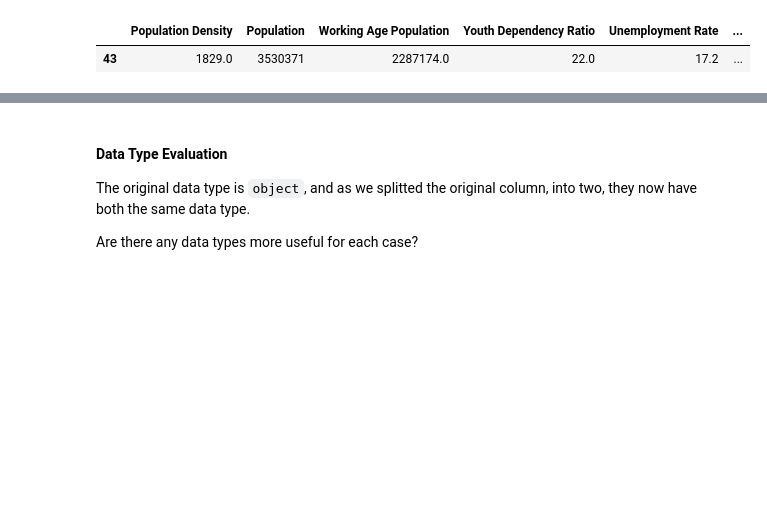
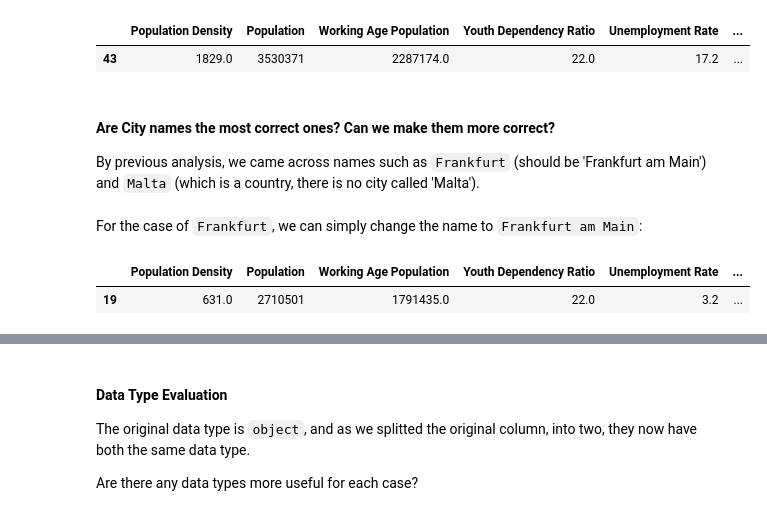
Before and after one commit to gugaffranco/ProgrammingForDataScienceG825, a Jupyter notebook: G08_NB1_Data_Wranglig_&_Analysis.ipynb, the cells around one changed output, grey strips where cells are left out. Drawn from its saved outputs; the diff is of its cells as text; code cells hidden in the pictures; blank space fills up the shorter version.

```diff
--- a/G08_NB1_Data_Wranglig_&_Analysis.ipynb
+++ b/G08_NB1_Data_Wranglig_&_Analysis.ipynb
@@ -297,3 +297,15 @@ city_data.loc[city_data['City'] == 'Athens']
 # %% [output]
 |  | Population Density | Population | Working Age Population | Youth Dependency Ratio | Unemployment Rate | ... |
 | 43 | 1829.0 | 3530371 | 2287174.0 | 22.0 | 17.2 | ... |
+# %% [markdown]
+<h4>Are City names the most correct ones? Can we make them more correct?</h4>
+<p>By previous analysis, we came across names such as <code>Frankfurt</code> (should be 'Frankfurt am Main') and <code>Malta</code> (which is a country, there is no city called 'Malta').</p>
+# %% [markdown]
+<p>For the case of <code>Frankfurt</code>, we can simply change the name to <code>Frankfurt am Main</code>:
+# %%
+city_data.loc[city_data['City'] == 'Frankfurt', 'City'] = 'Frankfurt am Main'
+# %%
+city_data.loc[city_data['City'] == 'Frankfurt am Main']
+# %% [output]
+|  | Population Density | Population | Working Age Population | Youth Dependency Ratio | Unemployment Rate | ... |
+| 19 | 631.0 | 2710501 | 1791435.0 | 22.0 | 3.2 | ... |
```
Also changed, not shown: parts of 11 cells of this notebook, 2 other files.
